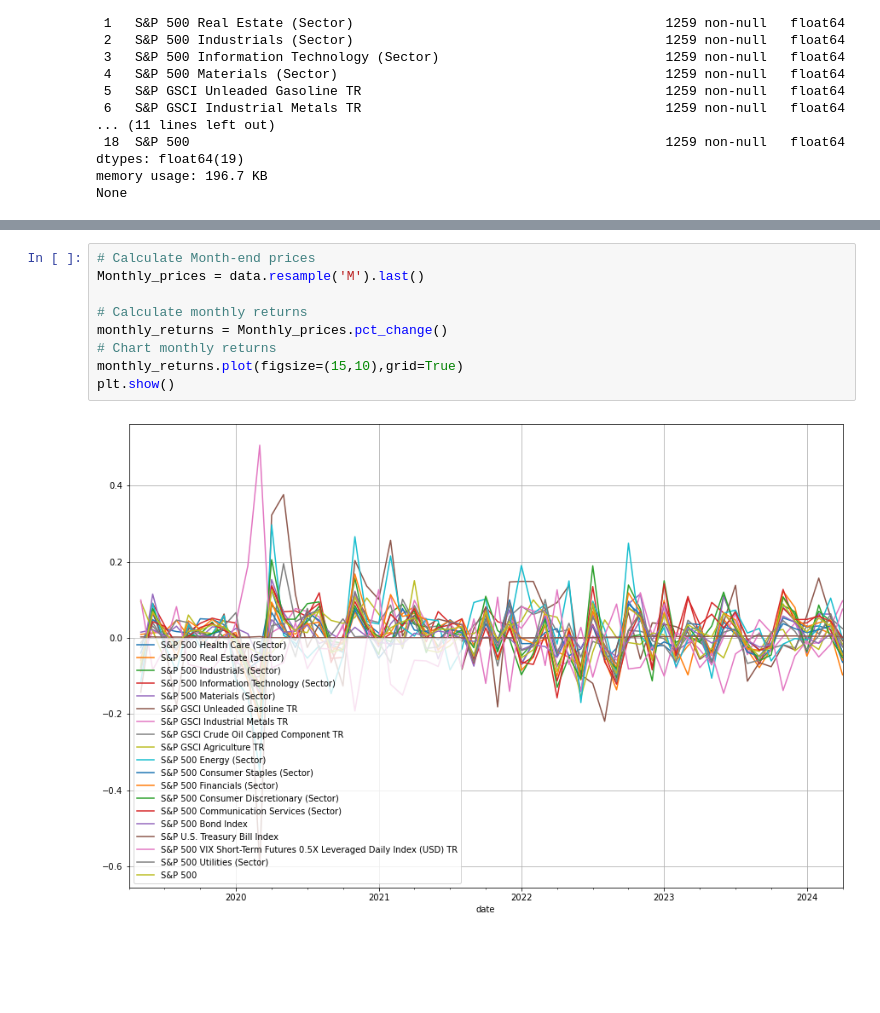
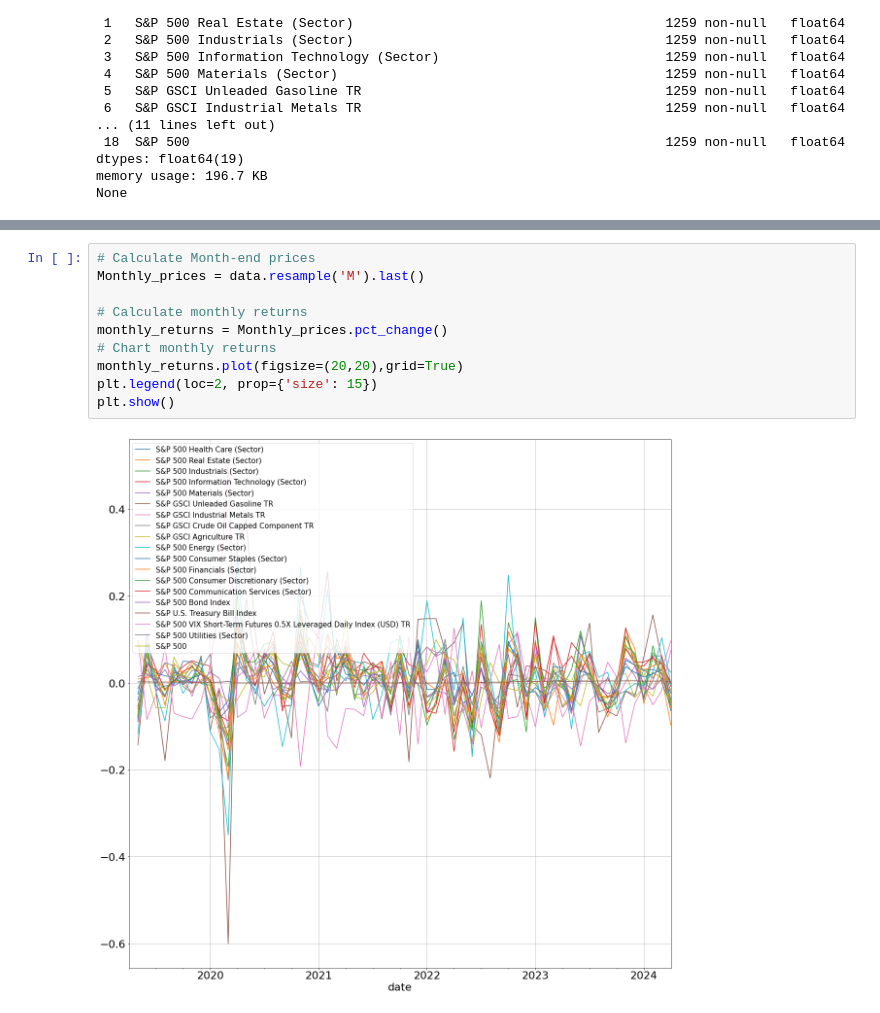
Before and after one commit to seconlon99/Data_Science_Portfolio, a Jupyter notebook: Sector Indices Stock Analysis.ipynb, the cells around one changed output, grey strips where cells are left out. Cells and saved outputs as stored; diff of their text form; blank space fills up the shorter version.

```diff
--- a/Sector Indices Stock Analysis.ipynb
+++ b/Sector Indices Stock Analysis.ipynb
@@ -36,12 +51,13 @@ plt.show()
 # %%
 # Calculate Month-end prices
 Monthly_prices = data.resample('M').last()
 
 # Calculate monthly returns
 monthly_returns = Monthly_prices.pct_change()
 # Chart monthly returns
-monthly_returns.plot(figsize=(15,10),grid=True)
+monthly_returns.plot(figsize=(20,20),grid=True)
+plt.legend(loc=2, prop={'size': 15})
 plt.show()
 # %% [output]
-[figure, old version]
+[figure, new version]
 # %%
```
Also changed, not shown: parts of 18 cells of this notebook.
